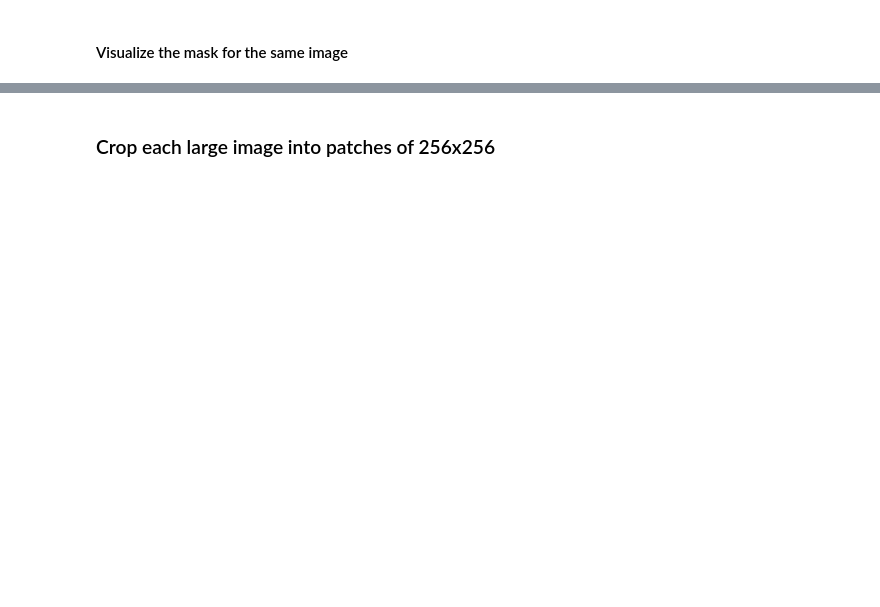
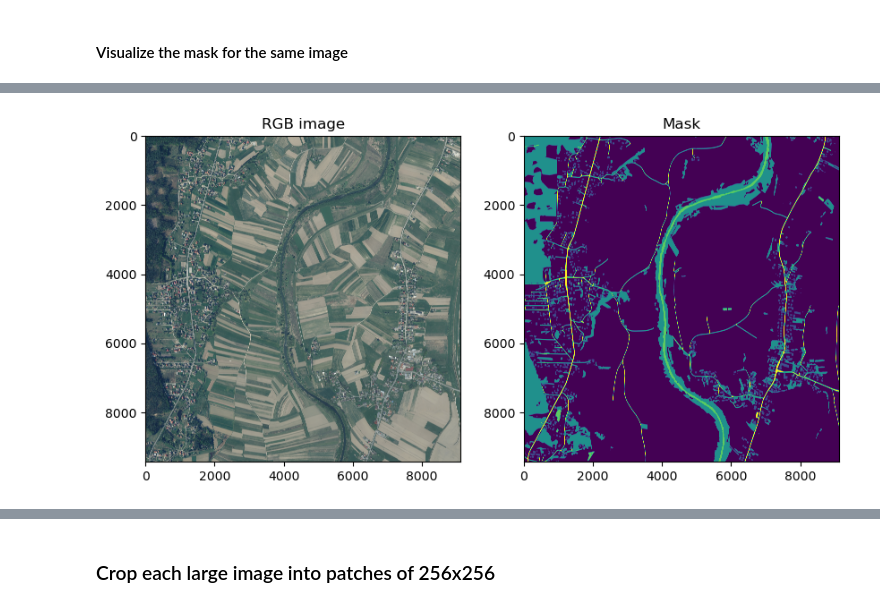
Before and after one commit to yotkadata/uhi_detector, a Jupyter notebook: notebooks/segmentation_step_1_data_preparation.ipynb, the cells around one changed output, grey strips where cells are left out. Saved outputs shown, nothing was run; the diff lists cells and outputs as text; code cells hidden in the pictures; blank space fills up the shorter version.

```diff
--- a/notebooks/segmentation_step_1_data_preparation.ipynb
+++ b/notebooks/segmentation_step_1_data_preparation.ipynb
@@ -159,3 +105,5 @@ plot_image_and_mask(img_path)
 # %%
-mask_path = Path(img_path.as_posix().replace("/images/", "/masks/"))
-mask = cv2.imread(mask_path.as_posix())
+mask_path = Path(str(img_path).replace("/images/", "/masks/"))
+plot.plot_image_and_mask(img_path, mask_path)
+# %% [output]
+[figure, added]
```
Also changed, not shown: parts of 37 cells of this notebook.
